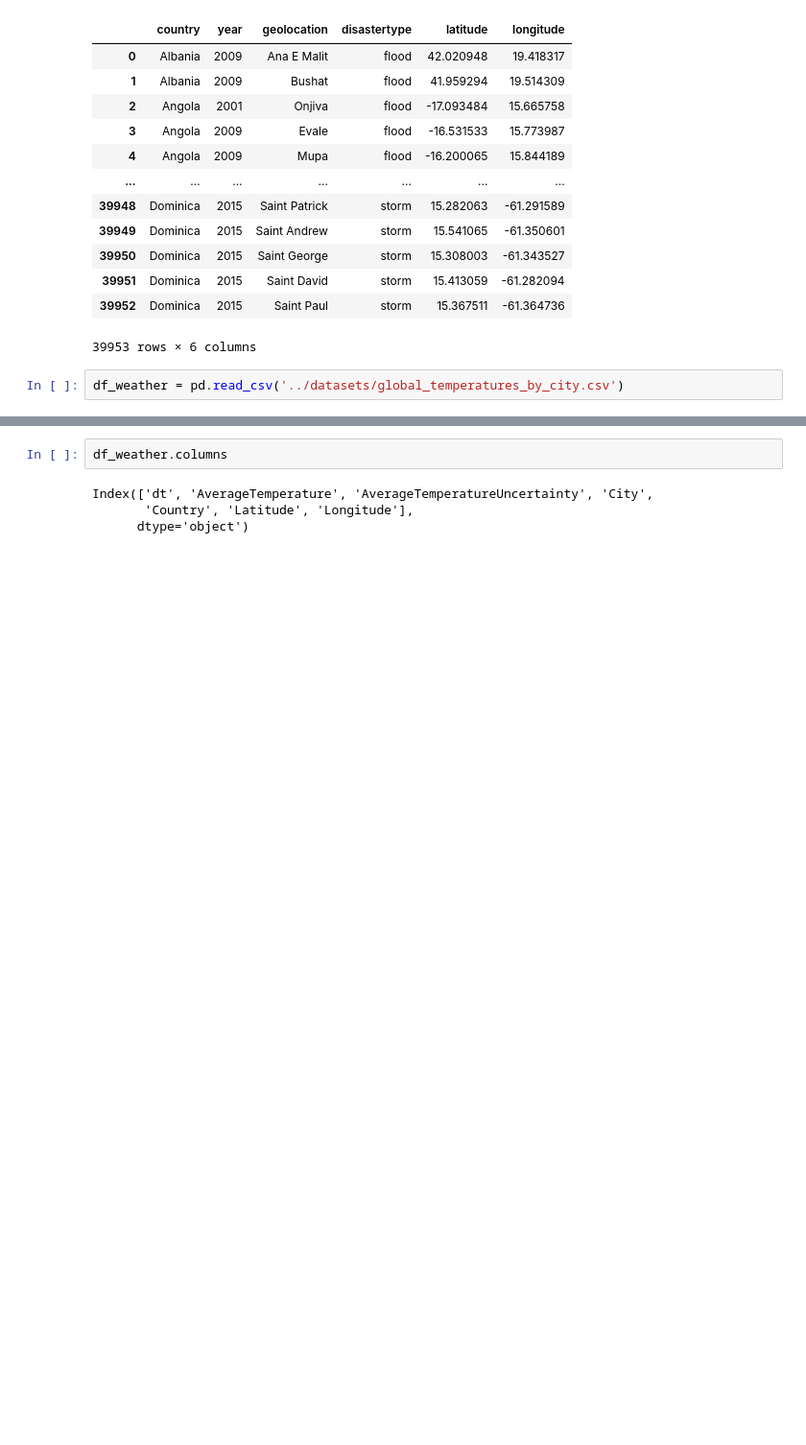
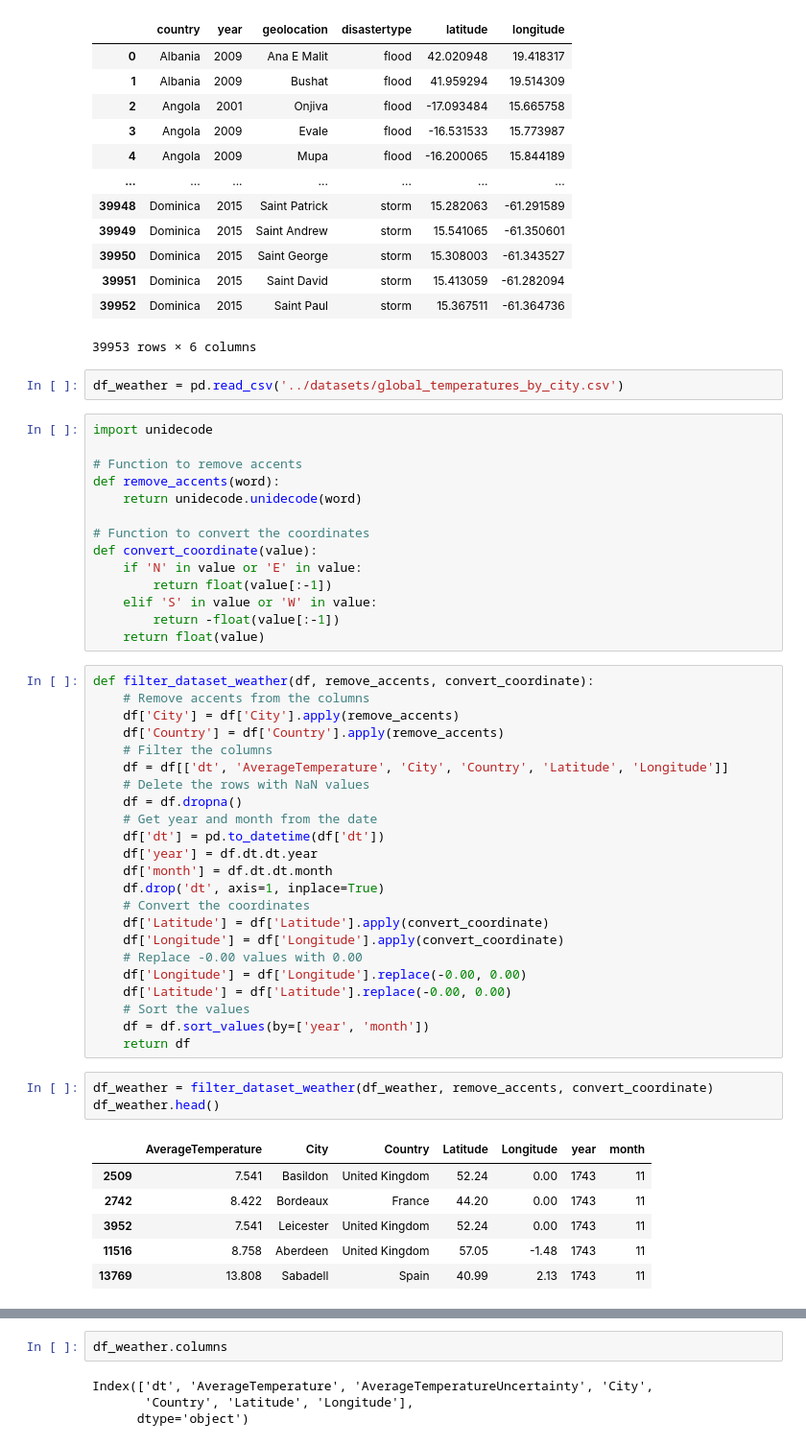
Before and after one commit to dalejandroabel/NASA-Space-Apps, a Jupyter notebook: notebooks/disaster_analysis.ipynb, the cells around one changed output, grey strips where cells are left out. Shown: that part at 96% size. Saved outputs shown, nothing was run; the diff lists cells and outputs as text; blank space fills up the shorter version.

Commit message:
National dataset

```diff
--- a/notebooks/disaster_analysis.ipynb
+++ b/notebooks/disaster_analysis.ipynb
@@ -144,3 +144,50 @@ df_disasterlocations_filtered
 39953 rows × 6 columns
 # %%
 df_weather = pd.read_csv('../datasets/global_temperatures_by_city.csv')
+# %%
+import unidecode
+
+# Function to remove accents
+def remove_accents(word):
+    return unidecode.unidecode(word)
+
+# Function to convert the coordinates
+def convert_coordinate(value):
+    if 'N' in value or 'E' in value:
+        return float(value[:-1])
+    elif 'S' in value or 'W' in value:
+        return -float(value[:-1])
+    return float(value)
+# %%
+def filter_dataset_weather(df, remove_accents, convert_coordinate):
+    # Remove accents from the columns
+    df['City'] = df['City'].apply(remove_accents)
+    df['Country'] = df['Country'].apply(remove_accents)
+    # Filter the columns
+    df = df[['dt', 'AverageTemperature', 'City', 'Country', 'Latitude', 'Longitude']]
+    # Delete the rows with NaN values
+    df = df.dropna()
+    # Get year and month from the date
+    df['dt'] = pd.to_datetime(df['dt'])
+    df['year'] = df.dt.dt.year
+    df['month'] = df.dt.dt.month
+    df.drop('dt', axis=1, inplace=True)
+    # Convert the coordinates
+    df['Latitude'] = df['Latitude'].apply(convert_coordinate)
+    df['Longitude'] = df['Longitude'].apply(convert_coordinate)
+    # Replace -0.00 values with 0.00
+    df['Longitude'] = df['Longitude'].replace(-0.00, 0.00)
+    df['Latitude'] = df['Latitude'].replace(-0.00, 0.00)
+    # Sort the values
+    df = df.sort_values(by=['year', 'month'])
+    return df
+# %%
+df_weather = filter_dataset_weather(df_weather, remove_accents, convert_coordinate)
+df_weather.head()
+# %% [output]
+|  | AverageTemperature | City | Country | Latitude | Longitude | year | month |
+| 2509 | 7.541 | Basildon | United Kingdom | 52.24 | 0.00 | 1743 | 11 |
+| 2742 | 8.422 | Bordeaux | France | 44.20 | 0.00 | 1743 | 11 |
+| 3952 | 7.541 | Leicester | United Kingdom | 52.24 | 0.00 | 1743 | 11 |
+| 11516 | 8.758 | Aberdeen | United Kingdom | 57.05 | -1.48 | 1743 | 11 |
+| 13769 | 13.808 | Sabadell | Spain | 40.99 | 2.13 | 1743 | 11 |
```
Also changed, not shown: parts of 8 cells of this notebook, 2 other files.
